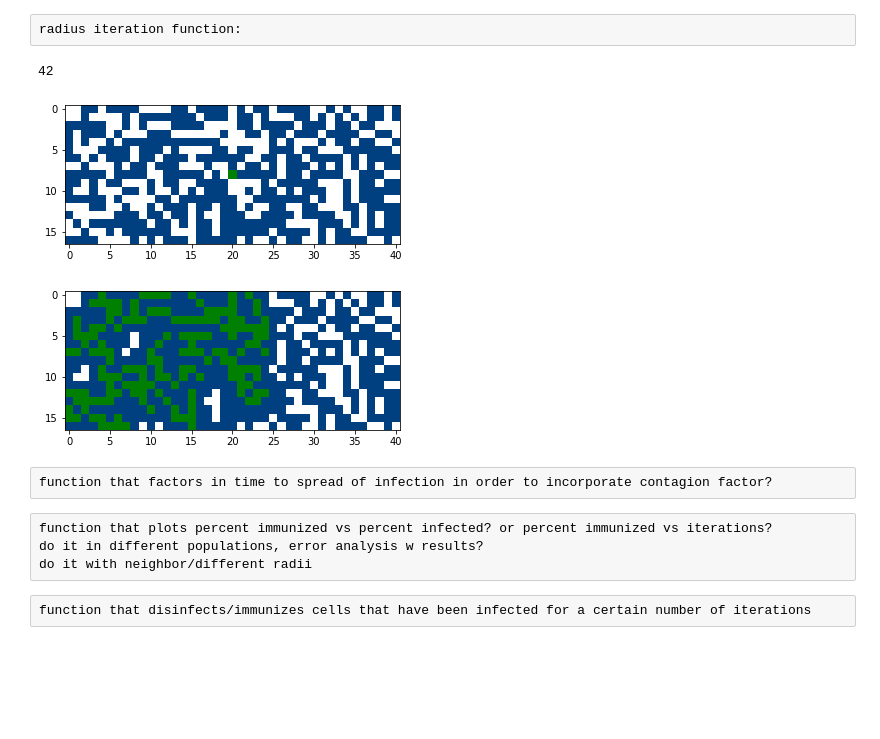
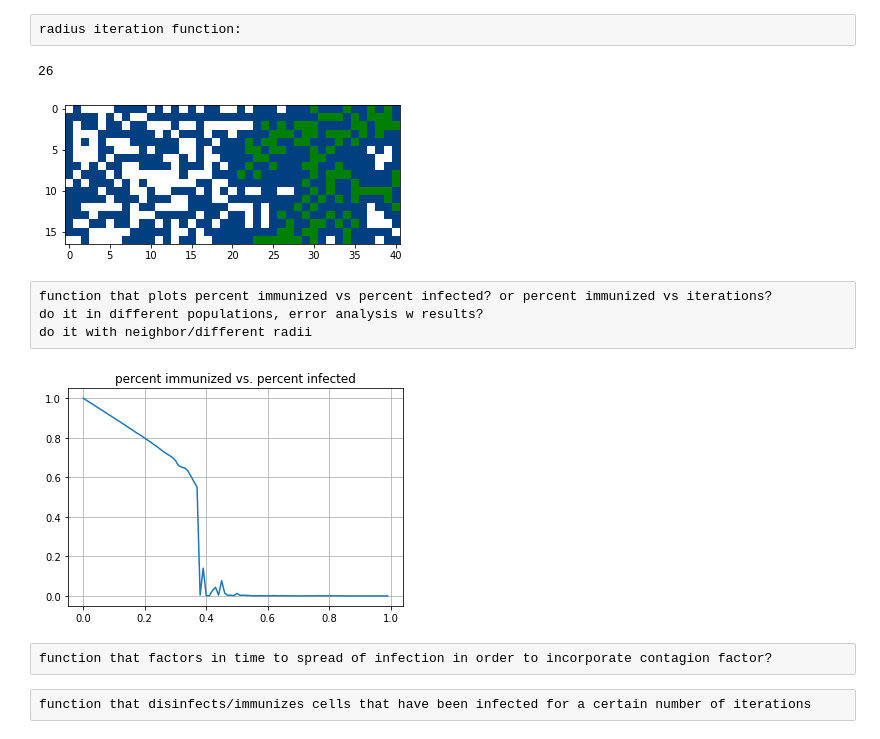
Before and after one commit to eekraus/PHYS250, a Jupyter notebook: final-project-eekraus/project.ipynb, the cells around one changed output. Cells and saved outputs as stored; diff of their text form; code cells hidden in the pictures; blank space fills up the shorter version.

```diff
--- a/final-project-eekraus/project.ipynb
+++ b/final-project-eekraus/project.ipynb
@@ -104,9 +112,8 @@ def infectneighbors(pop):
     while j < M:
         i = 0
         while i < N:
-            cell = (i, j)
-            if pop[cell] == -1:
-                infectedcells.append(cell)
+            if pop[i][j] == -1:
+                infectedcells.append((i,j))
             i += 1
         j += 1
 
@@ -154,9 +161,8 @@ def infectradius(pop, radius):
     while j < M:
         i = 0
         while i < N:
-            cell = (i, j)
-            if pop[cell] == -1:
-                infectedcells.append(cell)
+            if pop[i][j] == -1:
+                infectedcells.append((i,j))
             i += 1
         j += 1
 
@@ -352,6 +358,7 @@ def nfinditeration(pop, perc):
 # %%
 p = population(17,41)
 infect(p, (8, 20))
-i = nfinditeration(p, 0.5)
+i = nfinditeration(p, 0.5)[0]
 print(i)
+runinfectn(newp, i)
 # %% [output]
@@ -362,12 +368,14 @@ print(i)
 radius iteration function:
 # %%
 def rfinditeration(pop, perc, r):
+
+    popcopy = pop.copy()
+
     its = 0
     healthycells = []
     lenhealthycells = []
 
     percimmune(perc, pop)
-    plotpop(pop)
 
     N = np.shape(pop)[0]
     M = np.shape(pop)[1]
@@ -380,11 +388,10 @@ def rfinditeration(pop, perc, r):
         while j < M:
             i = 0
             while i < N:
-                cell = (i, j)
-                if pop[cell] == 1:
-                    healthycells.append(cell)
-                elif pop[cell] == 0:
-                    healthycells.append(cell)
+                if pop[i][j] == 1:
+                    healthycells.append((i,j))
+                elif pop[i][j] == 0:
+                    healthycells.append((i,j))
                 i += 1
             j += 1
 
@@ -397,22 +404,25 @@ def rfinditeration(pop, perc, r):
             infect(pop, randomperson(pop))
             lenhealthycells.clear()
         else:
-            if num > 0: #LOOP ONE
+            if num > 0:
                 loop = 1
-            elif len(healthycells) > 0: #LOOP TWO
+            elif len(healthycells) > 0:
                 pop = infectradius(pop,r)
                 healthycells.clear()
-            else: # LOOP THREE
+            else:
                 loop = 1
         its += 1
-    plotpop(pop)
-    return its
+    return its, popcopy
 # %%
 p = population(17,41)
 infect(p, (8, 20))
-i = rfinditeration(p, 0.6, 1)
+i = rfinditeration(p, 0.6, 1)[0]
 print(i)
+runinfectr(p, 1, i)
 # %% [output]
-42
+26
-[figure, old version]
+[figure, new version]
-[figure, removed]
+# %% [raw]
+function that plots percent immunized vs percent infected? or percent immunized vs iterations?
+do it in different populations, error analysis w results?
+do it with neighbor/different radii
@@ -419,8 +473,10 @@ print(i)
+# %%
+p = population(100,100)
+infect(p, (5, 5))
+immuneeffect(p)
+# %% [output]
+[figure, added]
 # %% [raw]
 function that factors in time to spread of infection in order to incorporate contagion factor?
-# %% [raw]
-function that plots percent immunized vs percent infected? or percent immunized vs iterations?
-do it in different populations, error analysis w results?
-do it with neighbor/different radii
 # %% [raw]
 function that disinfects/immunizes cells that have been infected for a certain number of iterations
```
Also changed, not shown: parts of 13 cells of this notebook.
